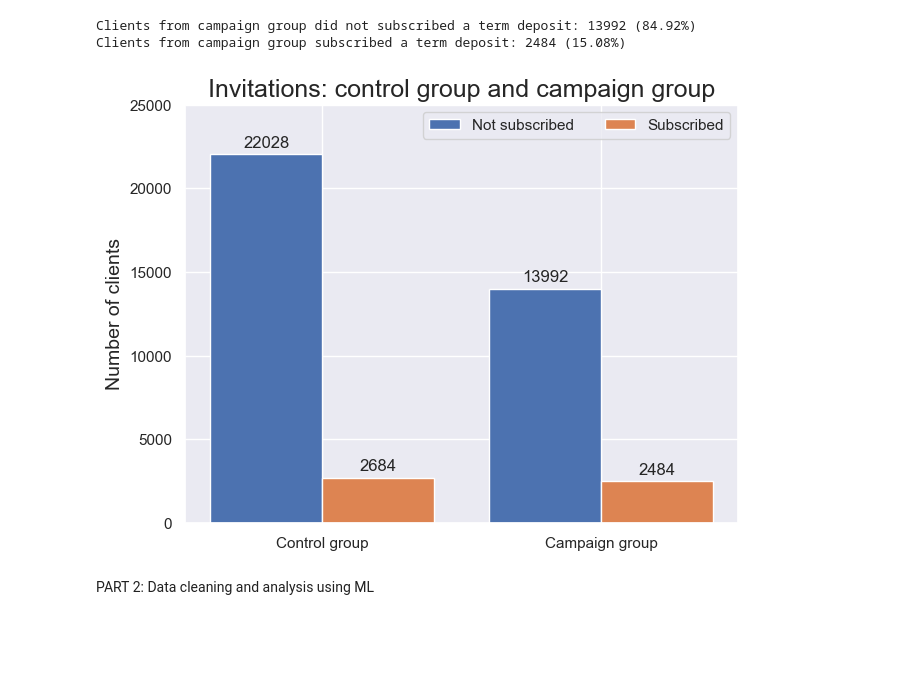
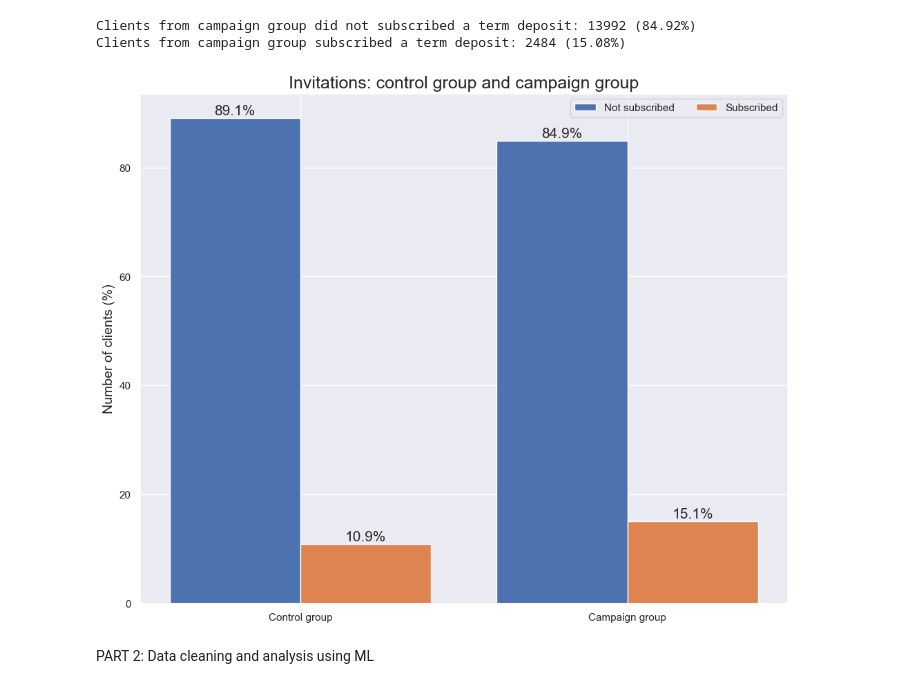
Before and after one commit to JankowRepo/ParticipationPrediction, a Jupyter notebook: MainNotebook.ipynb, the cells around one changed output. Cells and saved outputs as stored; diff of their text form; code cells hidden in the pictures; blank space fills up the shorter version.

```diff
--- a/MainNotebook.ipynb
+++ b/MainNotebook.ipynb
@@ -164,31 +171,33 @@ Clients from campaign group subscribed a term deposit: 2484 (15.08%)
 # %%
 types = ("Control group", "Campaign group")
 values = {
-    'Not subscribed': (Control_results[0], Campaign_results[0]),
-    'Subscribed': (Control_results[1], Campaign_results[1]),
+    'Not subscribed': (round(Control_percentage_results[0],1), round(Campaign_percentage_results[0],1)),
+    'Subscribed': (round(Control_percentage_results[1],1),round(Campaign_percentage_results[1],1)),
 }
 
 x = np.arange(len(types))
 width = 0.4
 multiplier = 0
 
 fig, ax = plt.subplots(layout='constrained')
 
 for attribute, measurement in values.items():
     offset = width * multiplier
     rects = ax.bar(x + offset, measurement, width, label=attribute)
-    ax.bar_label(rects, padding=3)
+    for rect1 in rects:
+        height = rect1.get_height()
+        plt.annotate( "{}%".format(height),(rect1.get_x() + rect1.get_width()/2, height+.05),ha="center",va="bottom",fontsize=15)
     multiplier += 1
 
-ax.set_ylabel('Number of clients', fontsize=14)
+
+ax.set_ylabel('Number of clients (%)', fontsize=14)
 ax.set_title('Invitations: control group and campaign group', fontsize=18)
 ax.set_xticks(x + width/2, types)
 ax.legend(loc='upper right', ncols=2)
-ax.set_ylim(0, 25000)
 
 plt.show()
 # %% [output]
-[figure, old version]
+[figure, new version]
 # %% [markdown]
 PART 2: Data cleaning and analysis using ML
 # %%
```
Also changed, not shown: parts of 11 cells of this notebook.
